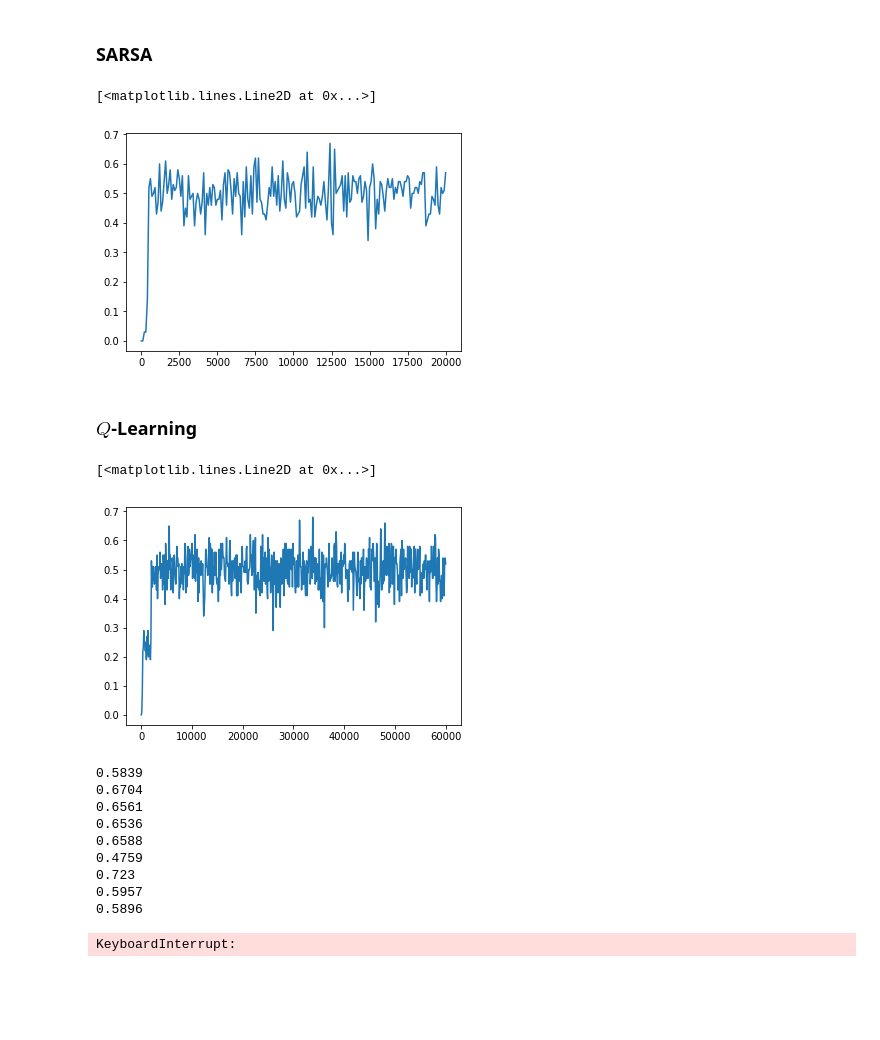
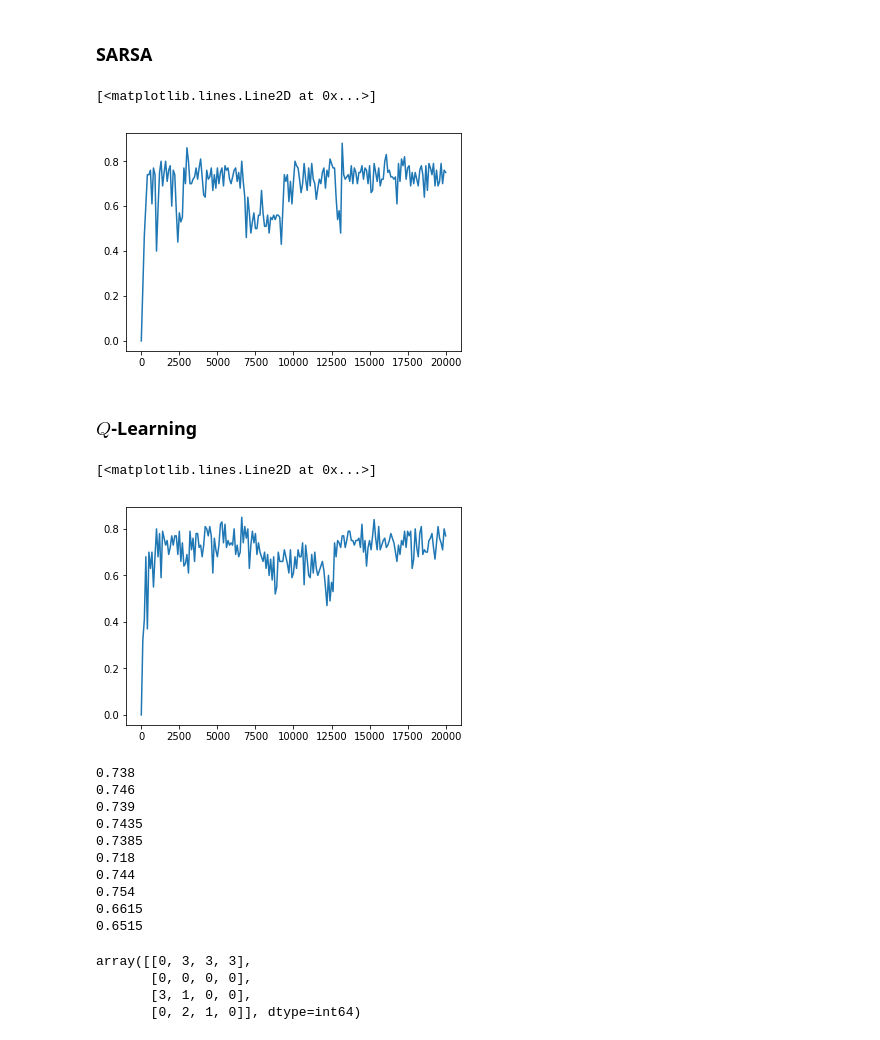
Before and after one commit to AntGro/P3A-Deep-Reinforcement-Learning, a Jupyter notebook: Notebooks/Toy_examples.ipynb, the cells around one changed output. Drawn from its saved outputs; the diff is of its cells as text; code cells hidden in the pictures; blank space fills up the shorter version.

```diff
--- a/Notebooks/Toy_examples.ipynb
+++ b/Notebooks/Toy_examples.ipynb
@@ -41,7 +41,7 @@ def chooseAction(q_table, state, epsilon = 0, softmax = True, tau = 0.01):
         d = np.sum(aux)
         return np.random.choice (np.arange(env.action_space.n), p=aux / d)
     if np.random.random () > epsilon:
-        return np.argmax(q_table[observation1])
+        return np.argmax(q_table[state])
     return env.action_space.sample()
 # %% [markdown]
 ### Function: routine
@@ -62,27 +62,33 @@ Body function used to implement both $SARSA$ and $Q$-Learning, since only the es
 def routine(algo, nEpisode = 20000, gamma = 0.99, alpha = 0.4, epsilon0 = 0.9, epsilonMin = 0.05, decreaseRate = True, softmax = True, tau = 0.01, window = 100):
     accuracy = 0
     epsilon = epsilon0
-    q_table = np.zeros((env.observation_space.n, env.action_space.n))
+    q_table = np.ones((env.observation_space.n, env.action_space.n))
     result = np.zeros (window)
     histAcc = [0]
     episode = 0
 
     for _ in range(nEpisode):
-        H = 0
         epsilon = max(epsilonMin, 0.999 * epsilon) if decreaseRate else epsilon
         observation0 = env.reset()
-        action0 = env.action_space.sample ()
+        action0 = chooseAction(q_table, observation0, epsilon, softmax, tau)
         done  = False
-        while not done and H < 200:
+        for H in range(200):
             observation1, reward, done, info = env.step(action0)
             action1 = chooseAction(q_table, observation1, epsilon, softmax, tau)
-            if algo == "SARSA":
-                err = reward + gamma * q_table[observation1, action1] - q_table[observation0, action0]
-            if algo == "QLearning":
-                err = reward + gamma * q_table[observation1, np.argmax(q_table[observation1])] - q_table[observation0, action0]
+            err = reward - q_table[observation0, action0]
+
+            if not done:
+                if algo == "SARSA":
+                    err += gamma * q_table[observation1, action1]
+                if algo == "QLearning":
+                    err += gamma * q_table[observation1, np.argmax(q_table[observation1])]
+
             q_table[observation0, action0] += alpha * err
+
+            if done:
+                break
+
             observation0, action0 = observation1, action1
-            H += 1
 
         success = 1 if (reward == 1) else 0
         accuracy += (success - result[episode]) / window
@@ -95,27 +101,27 @@ def routine(algo, nEpisode = 20000, gamma = 0.99, alpha = 0.4, epsilon0 = 0.9, e
 # %% [markdown]
 ### SARSA
 # %%
-def SARSA(nEpisode = 20000, gamma = 0.99, alpha = 0.4, epsilon0 = 0.9, epsilonMin = 0.05, decreaseRate = True, softmax = True, tau = 0.01, window = 100):
+def SARSA(nEpisode = 20000, gamma = 0.999, alpha = 0.4, epsilon0 = 0.9, epsilonMin = 0.05, decreaseRate = True, softmax = True, tau = 0.01, window = 100):
     return routine("SARSA", nEpisode, gamma, alpha, epsilon0, epsilonMin, decreaseRate, softmax, tau, window)
 
 q_table, histAcc = SARSA (20000, softmax = True)
 plt.plot(100 * np.arange(len(histAcc)), histAcc)
 # %% [output]
 [<matplotlib.lines.Line2D at 0x...>]
-[figure, old version]
+[figure, new version]
 # %% [markdown]
 ### $Q$-Learning
 # %%
-def QLearning(nEpisode = 20000, gamma = 0.99, alpha = 0.4, epsilon0 = 0.9, epsilonMin = 0.05, decreaseRate = True, softmax = True, tau = 0.01, window = 100):
+def QLearning(nEpisode = 20000, gamma = 0.999, alpha = 0.4, epsilon0 = 0.9, epsilonMin = 0.05, decreaseRate = True, softmax = True, tau = 0.003, window = 100):
     return routine("QLearning", nEpisode, gamma, alpha, epsilon0, epsilonMin, decreaseRate, softmax, tau, window)
 
 q_table, histAcc = QLearning (20000, softmax = True)
 plt.plot(100 * np.arange(len(histAcc)), histAcc)
 # %% [output]
 [<matplotlib.lines.Line2D at 0x...>]
-[figure, old version]
+[figure, new version]
 # %%
-def testPolicy (q_table, nEpisode = 10000):
+def testPolicy (q_table, nEpisode = 2000):
     success = 0
     for _ in range(nEpisode):
         t = 0
@@ -130,19 +136,26 @@ def testPolicy (q_table, nEpisode = 10000):
             success += 1
     return success / nEpisode
 
-for _ in range(20):
-    q_table, histAcc = QLearning (20000, softmax = True)
+for _ in range(5):
+    q_table, histAcc = QLearning (2000, softmax = True)
     print(testPolicy(q_table))
-    q_table, histAcc = SARSA (20000, softmax = True)
+    q_table, histAcc = SARSA (2000, softmax = True)
     print(testPolicy(q_table))
 # %% [output]
-0.5839
-0.6704
-0.6561
-0.6536
-0.6588
-0.4759
-0.723
-0.5957
-0.5896
+0.738
+0.746
+0.739
+0.7435
+0.7385
+0.718
+0.744
+0.754
+0.6615
+0.6515
-KeyboardInterrupt:
+# %%
+np.argmax(q_table, axis = 1).reshape((4,4))
+# %% [output]
+array([[0, 3, 3, 3],
+       [0, 0, 0, 0],
+       [3, 1, 0, 0],
+       [0, 2, 1, 0]], dtype=int64)
```
Also changed, not shown: parts of 2 cells of this notebook.
